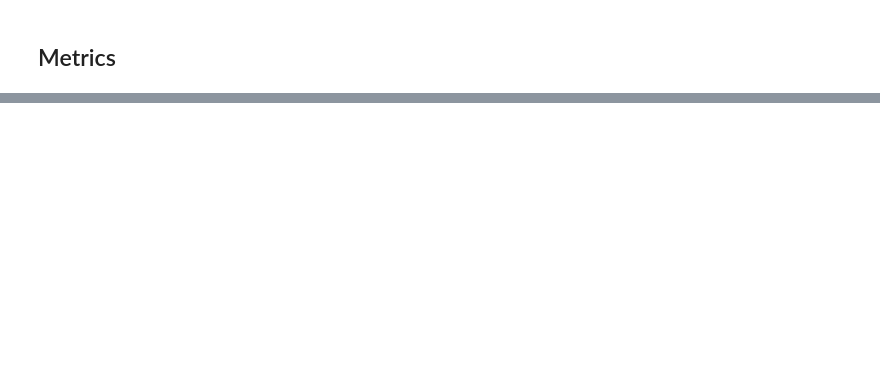
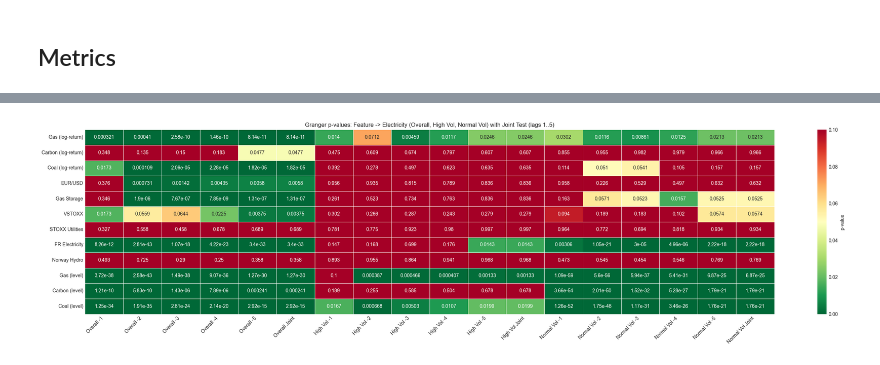
Before and after one commit to Luca-py/cross-asset-electricity-preanalysis, a Jupyter notebook: analysis.ipynb, the cells around one changed output, grey strips where cells are left out. Cells and saved outputs as stored; diff of their text form; code cells hidden in the pictures; blank space fills up the shorter version.

Commit message:
Clean-up, new features (still tbd), better overviews

```diff
--- a/analysis.ipynb
+++ b/analysis.ipynb
@@ -162,0 +188,8 @@ pv_wind = _add_daily_returns(pv_wind)
+# %%
+# Gas, Coal, Carbon: log(price) for use in cointegration / levels regression
+for df in [price_history_gas_monthly1, price_history_carbon, price_history_coal]:
+    df['log_price'] = np.log(df['price'].clip(lower=1e-6))
+# %%
+# France electricity: lagged FR price level as predictor (avoids log-return redundancy with DE)
+# FR feature is lagged to avoid simultaneity with DE price
+fr_daily['feature'] = fr_daily['price'].shift(1)
@@ -163,3 +222,9 @@ pv_wind = _add_daily_returns(pv_wind)
+# %%
+# Norway hydro: weekly reservoir level — deviation from ISO-week seasonal norm
+# (Data covers 2026 only; seasonal norm is computed within the available window)
+norway_hydro = _seasonal_deviation(
+    norway_hydro, value_col='price', period='week'
+)
 # %% [markdown]
 ## Overview
 # %%
@@ -720,2 +576,88 @@ Low: {'F_stat': 25.585749790239674, 'p_value': 4.793402317144253e-07}
+# %%
+# Consolidated p-value overview (feature -> electricity)
+max_lag = 5
+rows = []
+
+for feature, asset_df, x_col in granger_pairs:
+    row = {"Feature": feature}
+
+    # Overall sample
+    overall = granger_test(
+        asset_df,
+        price_history_electricity,
+        max_lag=max_lag,
+        x_col=x_col,
+        y_col="price",
+    )
+    overall_joint = granger_joint_test(
+        asset_df,
+        price_history_electricity,
+        max_lag=max_lag,
+        x_col=x_col,
+        y_col="price",
+    )["joint_p_value"]
+
+    for lag in range(1, max_lag + 1):
+        row[f"Overall -{lag}"] = overall.loc[overall["lag"] == lag, "p_value"].iloc[0]
+    row["Overall Joint"] = overall_joint
+
+    # Regime-specific (same direction: feature -> electricity)
+    for regime_value, regime_prefix in [("high", "High Vol"), ("low", "Normal Vol")]:
+        panel = _contiguous_regime_panels(
+            price_history_electricity,
+            asset_df,
+            regime=regime_value,
+            other_name="feature",
+            min_block_len=30,
+            value_col=x_col,
+        )
+
+        if len(panel) > max_lag + 1:
+            lag_df = granger_test(panel["feature"], panel["elec"], max_lag=max_lag)
+            joint_p = granger_joint_test(panel["feature"], panel["elec"], max_lag=max_lag)["joint_p_value"]
+            for lag in range(1, max_lag + 1):
+                row[f"{regime_prefix} -{lag}"] = lag_df.loc[lag_df["lag"] == lag, "p_value"].iloc[0]
+            row[f"{regime_prefix} Joint"] = joint_p
+        else:
+            for lag in range(1, max_lag + 1):
+                row[f"{regime_prefix} -{lag}"] = np.nan
+            row[f"{regime_prefix} Joint"] = np.nan
+
+    rows.append(row)
+
+pvalue_overview = pd.DataFrame(rows)
+
+ordered_cols = ["Feature"]
+for block in ["Overall", "High Vol", "Normal Vol"]:
+    ordered_cols.extend([f"{block} -{lag}" for lag in range(1, max_lag + 1)])
+    ordered_cols.append(f"{block} Joint")
+
+pvalue_overview = pvalue_overview[ordered_cols]
+p_cols = [c for c in pvalue_overview.columns if c != "Feature"]
+
+import seaborn as sns
+
+heatmap_data = pvalue_overview.set_index("Feature")[p_cols]
+
+plt.figure(figsize=(26, max(6, 0.55 * len(heatmap_data))))
+sns.heatmap(
+    heatmap_data,
+    cmap="RdYlGn_r",
+    vmin=0,
+    vmax=0.1,
+    annot=True,
+    fmt=".3g",
+    linewidths=0.4,
+    linecolor="white",
+    cbar_kws={"label": "p-value"},
+)
+plt.title("Granger p-values: Feature -> Electricity (Overall, High Vol, Normal Vol) with Joint Test (lags 1..5)")
+plt.xlabel("")
+plt.ylabel("")
+plt.xticks(rotation=45, ha="right")
+plt.tight_layout()
+plt.show()
+# %% [output]
+[figure, added]
 # %% [markdown]
 ## Conclusion
```
Also changed, not shown: parts of 30 cells of this notebook, 2 other files.
